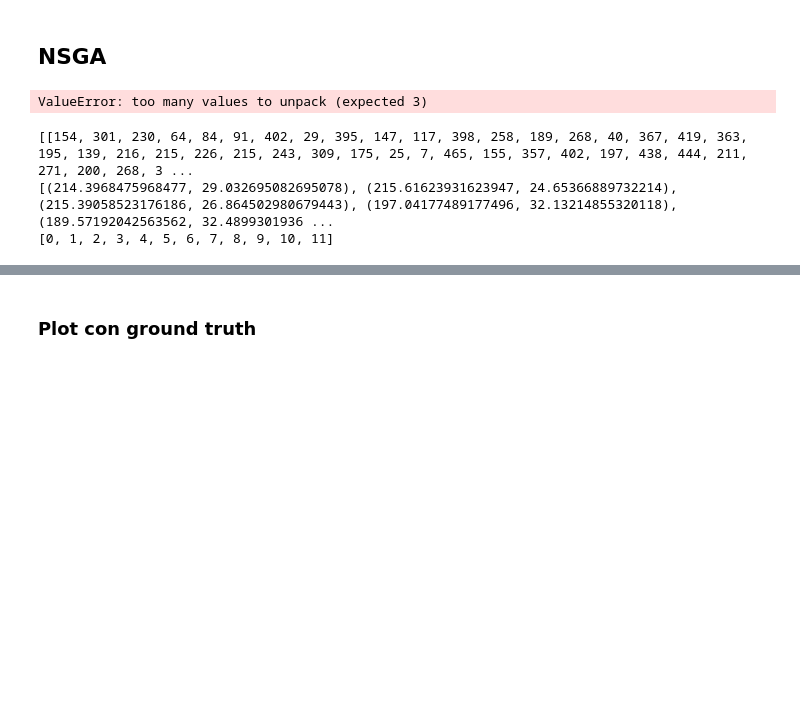
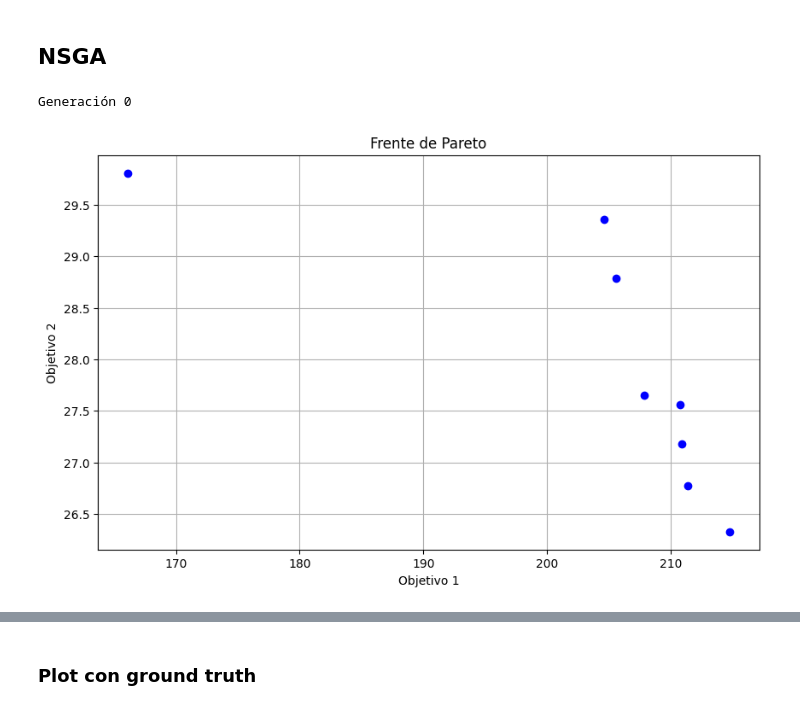
Before and after one commit to SamuReyes/GeneticCommunities, a Jupyter notebook: main.ipynb, the cells around one changed output, grey strips where cells are left out. Drawn from its saved outputs; the diff is of its cells as text; code cells hidden in the pictures; blank space fills up the shorter version.

Commit message:
tunning finished, ready to analyze paretos

```diff
--- a/main.ipynb
+++ b/main.ipynb
@@ -13,16 +13,9 @@ graph = nx.relabel_nodes(graph, mapping)
 # %% [markdown]
 ## NSGA
 # %%
-es = NSGA(graph, N=100, init=0.5, pcross=0.5, pmut=0.3, n_iter=500, fitness_metrics=0, n_tour=4, crossover_op=2, show_plot=False)
+es = NSGA(graph, N=80, init=0.4, pcross=0.6, pmut=0.4, n_iter=625, fitness_metrics=0, n_tour=2, crossover_op=2, show_plot=624)
 pop, old_fitness, pareto = es.evolve()
 # %% [output]
-ValueError: too many values to unpack (expected 3)
+Generación 0
+[figure, added]
-# %%
-print(pop)
-print(old_fitness)
-print(pareto)
-# %% [output]
-[[154, 301, 230, 64, 84, 91, 402, 29, 395, 147, 117, 398, 258, 189, 268, 40, 367, 419, 363, 195, 139, 216, 215, 226, 215, 243, 309, 175, 25, 7, 465, 155, 357, 402, 197, 438, 444, 211, 271, 200, 268, 3 ...
-[(214.3968475968477, 29.032695082695078), (215.61623931623947, 24.65366889732214), (215.39058523176186, 26.864502980679443), (197.04177489177496, 32.13214855320118), (189.57192042563562, 32.4899301936 ...
-[0, 1, 2, 3, 4, 5, 6, 7, 8, 9, 10, 11]
 # %%
```
Also changed, not shown: parts of 6 cells of this notebook, 2 other files.
